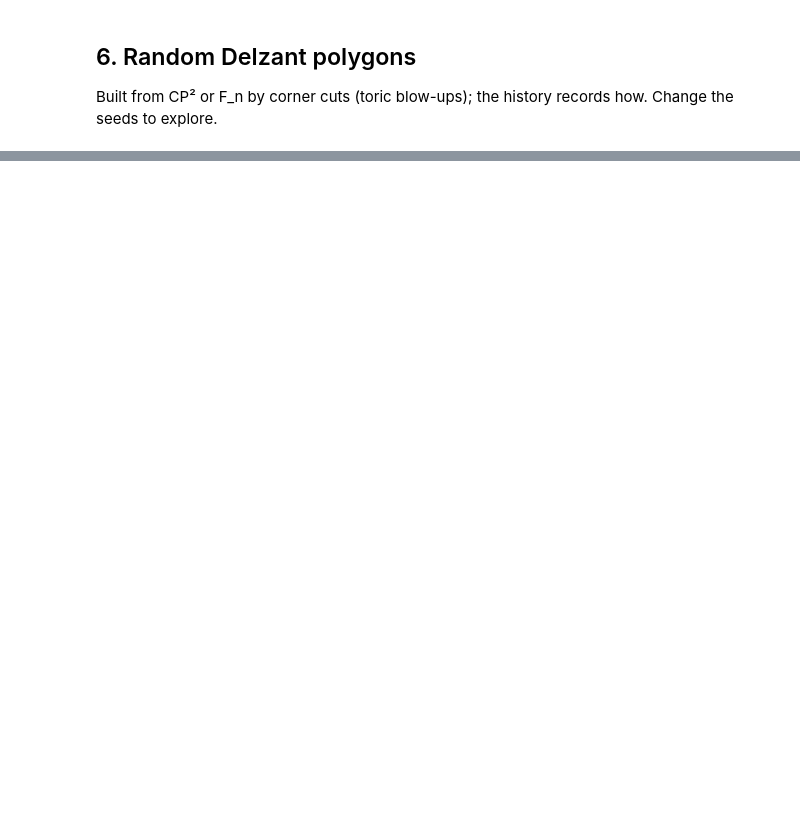
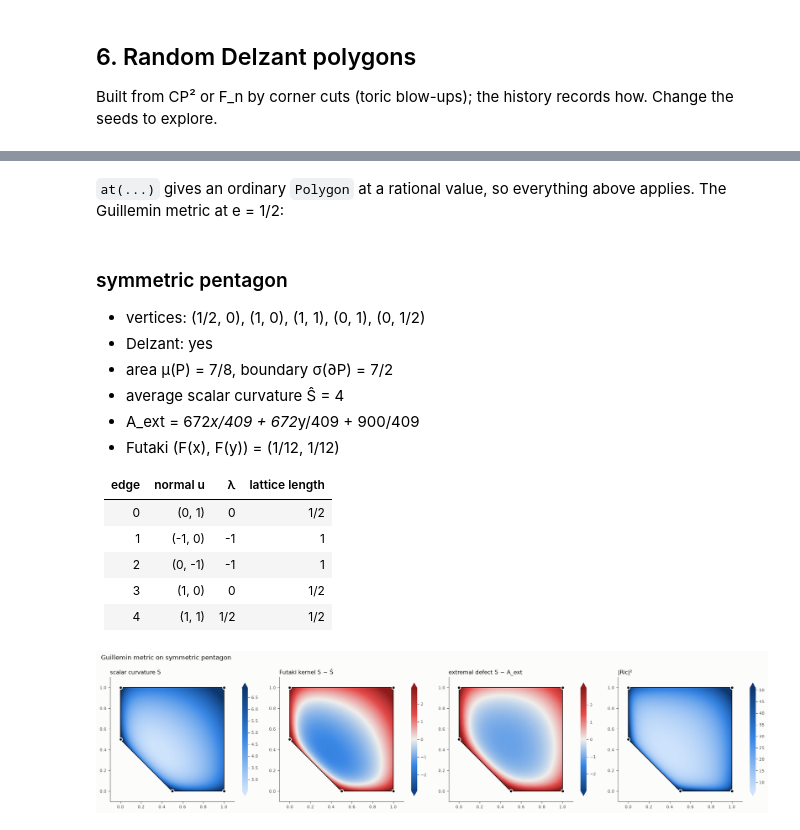
Before and after one commit to lapisetanima/toric-kahlers, a Jupyter notebook: notebooks/01_explore_polygon.ipynb, the cells around one changed output, grey strips where cells are left out. Saved outputs shown, nothing was run; the diff lists cells and outputs as text; code cells hidden in the pictures; blank space fills up the shorter version.

```diff
--- a/notebooks/01_explore_polygon.ipynb
+++ b/notebooks/01_explore_polygon.ipynb
@@ -184,0 +300,17 @@ print(crease_search(Q))
+# %%
+import sympy as sp
+from fractions import Fraction
+from extremal import ParametricPolygon
+
+e = sp.Symbol('e', positive=True)
+square = Polygon([(1, 0), (2, 0), (2, 2), (0, 2), (0, 1)])   # edges: bottom, right, top, left, cut
+Pe = ParametricPolygon.from_polygon(square, {1: -1, 2: -1, 4: e}, params=(e,), name='symmetric pentagon')
+print('Delzant:', Pe.is_delzant, '   valid iff all > 0:', Pe.constraints())
+c0, c1, c2 = Pe.A_ext_coefficients   # c1 = c2 by the x <-> y symmetry
+display(Markdown(
+    f'- μ(P) = ${sp.latex(Pe.area)}$\n'
+    f'- Ŝ = ${sp.latex(Pe.S_hat)}$\n'
+    f'- A_ext = c₀ + c₁ (x + y), with c₀ = ${sp.latex(c0)}$ and c₁ = ${sp.latex(c1)}$\n'
+    f'- Futaki F(x) = F(y) = ${sp.latex(Pe.futaki[0])}$\n'
+    f'- ∫ A_ext² dμ = ${sp.latex(Pe.calabi_energy)}$'
+))
@@ -184,0 +324,24 @@ print(crease_search(Q))
+# %% [markdown]
+`at(...)` gives an ordinary `Polygon` at a rational value, so everything above applies. The Guillemin metric at e = 1/2:
+# %%
+Q = Pe.at(e=Fraction(1, 2))
+display(Markdown(Q.report()))
+viz.plot_fields(ToricMetric(Q));
+# %% [output]
+### symmetric pentagon
+
+- vertices: (1/2, 0), (1, 0), (1, 1), (0, 1), (0, 1/2)
+- Delzant: yes
+- area μ(P) = 7/8,  boundary σ(∂P) = 7/2
+- average scalar curvature Ŝ = 4
+- A_ext = 672*x/409 + 672*y/409 + 900/409
+- Futaki (F(x), F(y)) = (1/12, 1/12)
+
+| edge | normal u | λ | lattice length |
+|---|---|---|---|
+| 0 | (0, 1) | 0 | 1/2 |
+| 1 | (-1, 0) | -1 | 1 |
+| 2 | (0, -1) | -1 | 1 |
+| 3 | (1, 0) | 0 | 1/2 |
+| 4 | (1, 1) | 1/2 | 1/2 |
+[figure, added]
```
Also changed, not shown: parts of 27 cells of this notebook, 4 other files.
